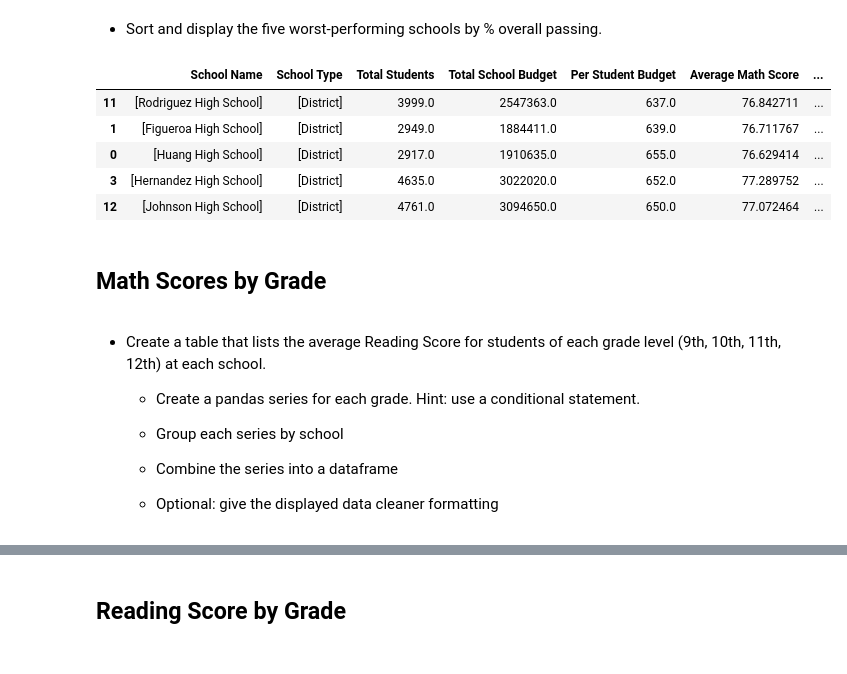
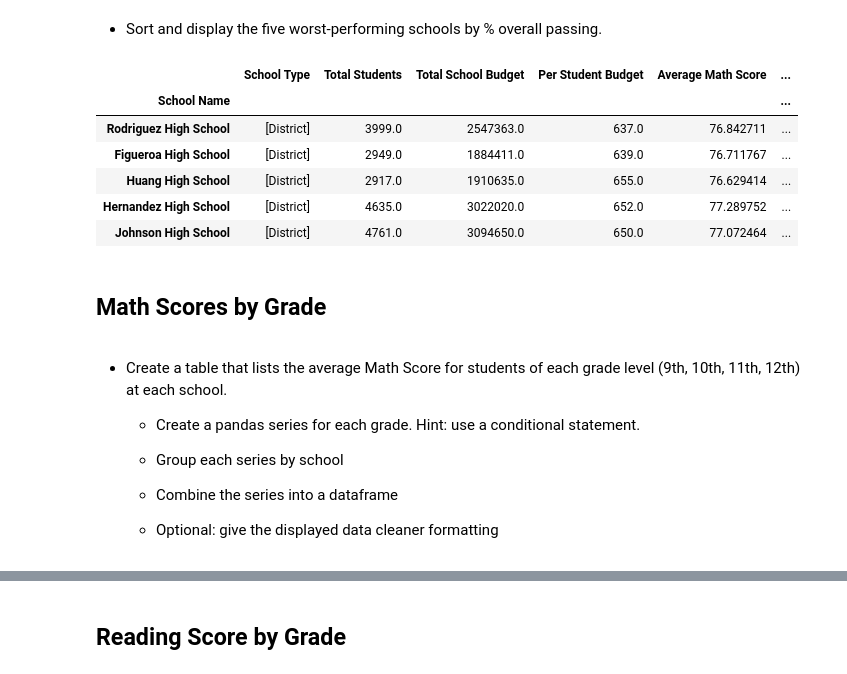
Before and after one commit to WayBurke/pandas-challenge, a Jupyter notebook: PyCitySchools.ipynb, the cells around one changed output, grey strips where cells are left out. Drawn from its saved outputs; the diff is of its cells as text; code cells hidden in the pictures.

```diff
--- a/PyCitySchools.ipynb
+++ b/PyCitySchools.ipynb
@@ -156,5 +181,9 @@ sumSchool_df = school_data_complete.copy()
 # %%
+#====WMB: To Be Remove
+#=========================
 #create variable to hold the school names to be used for the For Loop
 ##==Updated in VS.. check if works to remove the ['dsfd'] from name field
-school_name_df = pd.array(sumSchool_df["school_name"].unique(), dtype=str); school_name_df
+#school_name_df = pd.array(sumSchool_df["school_name"].unique(), dtype=str); school_name_df
+
+school_name_df = pd.array(sumSchool_df["school_name"].unique()); school_name_df
 # %% [output]
@@ -167,0 +197,3 @@ Length: 15, dtype: str672
+# %%
+#create series to hold the school names to be used for the For Loop
+school_name_df = sumSchool_df["school_name"].unique(); school_name_df
@@ -177,11 +216,14 @@ for i in school_name_df:
     #Get all the data on the current school
     sumSchool_2_df= sumSchool_df.loc[(sumSchool_df["school_name"] == school_name_df[count]), :]
 
+    #======UNDER CONSTRUCTION================
     #Get the school Name
-    nameSchool = sumSchool_2_df["school_name"].unique()
+    #nameSchool = sumSchool_2_df["school_name"].unique() # THIS METHOD RETURNS THE BRACKETS IN THE NAME
+    nameSchool = school_name_df[count] # TRYING TO FIND A WAY TO NOT USE THE ARRAY TABLE
 
     #Get the school type: Charter vs District
-    schoolType = sumSchool_2_df["type"].unique()
+    schoolType = sumSchool_2_df["type"].unique() #TRYING TO GET RID OF THE BRACKETS
+    #==============================================
 
     #Count Total number of students at that school
     totalStudent =sumSchool_2_df["student_name"].count()
@@ -249,0 +284,5 @@ topPerformer_df.head()
+# %%
+#Created new Data Frame for the Overall Performance and set the index to "School Name", sorted ascending
+
+perform_overall_df = SummaryTable3_df.sort_values("% Overall Passing", ascending=False).set_index("School Name")
+perform_overall_df.head()
@@ -252,19 +299,21 @@ topPerformer_df.head()
 # %% [markdown]
 * Sort and display the five worst-performing schools by % overall passing.
 # %%
-topPerformer_df = SummaryTable3_df.sort_values("% Overall Passing", ascending=True)
-topPerformer_df.head()
+#Sorted the Overall Performance in descending order
+
+perform_overall_df.sort_values("% Overall Passing", ascending=True).head()
 # %% [output]
-|  | School Name | School Type | Total Students | Total School Budget | Per Student Budget | Average Math Score | ... |
-| 11 | [Rodriguez High School] | [District] | 3999.0 | 2547363.0 | 637.0 | 76.842711 | ... |
-| 1 | [Figueroa High School] | [District] | 2949.0 | 1884411.0 | 639.0 | 76.711767 | ... |
-| 0 | [Huang High School] | [District] | 2917.0 | 1910635.0 | 655.0 | 76.629414 | ... |
-| 3 | [Hernandez High School] | [District] | 4635.0 | 3022020.0 | 652.0 | 77.289752 | ... |
-| 12 | [Johnson High School] | [District] | 4761.0 | 3094650.0 | 650.0 | 77.072464 | ... |
+|  | School Type | Total Students | Total School Budget | Per Student Budget | Average Math Score | ... |
+| School Name |  |  |  |  |  | ... |
+| Rodriguez High School | [District] | 3999.0 | 2547363.0 | 637.0 | 76.842711 | ... |
+| Figueroa High School | [District] | 2949.0 | 1884411.0 | 639.0 | 76.711767 | ... |
+| Huang High School | [District] | 2917.0 | 1910635.0 | 655.0 | 76.629414 | ... |
+| Hernandez High School | [District] | 4635.0 | 3022020.0 | 652.0 | 77.289752 | ... |
+| Johnson High School | [District] | 4761.0 | 3094650.0 | 650.0 | 77.072464 | ... |
 # %% [markdown]
 ## Math Scores by Grade
 # %% [markdown]
-* Create a table that lists the average Reading Score for students of each grade level (9th, 10th, 11th, 12th) at each school.
+* Create a table that lists the average Math Score for students of each grade level (9th, 10th, 11th, 12th) at each school.
 
   * Create a pandas series for each grade. Hint: use a conditional statement.
 
```
Also changed, not shown: parts of 22 cells of this notebook.
